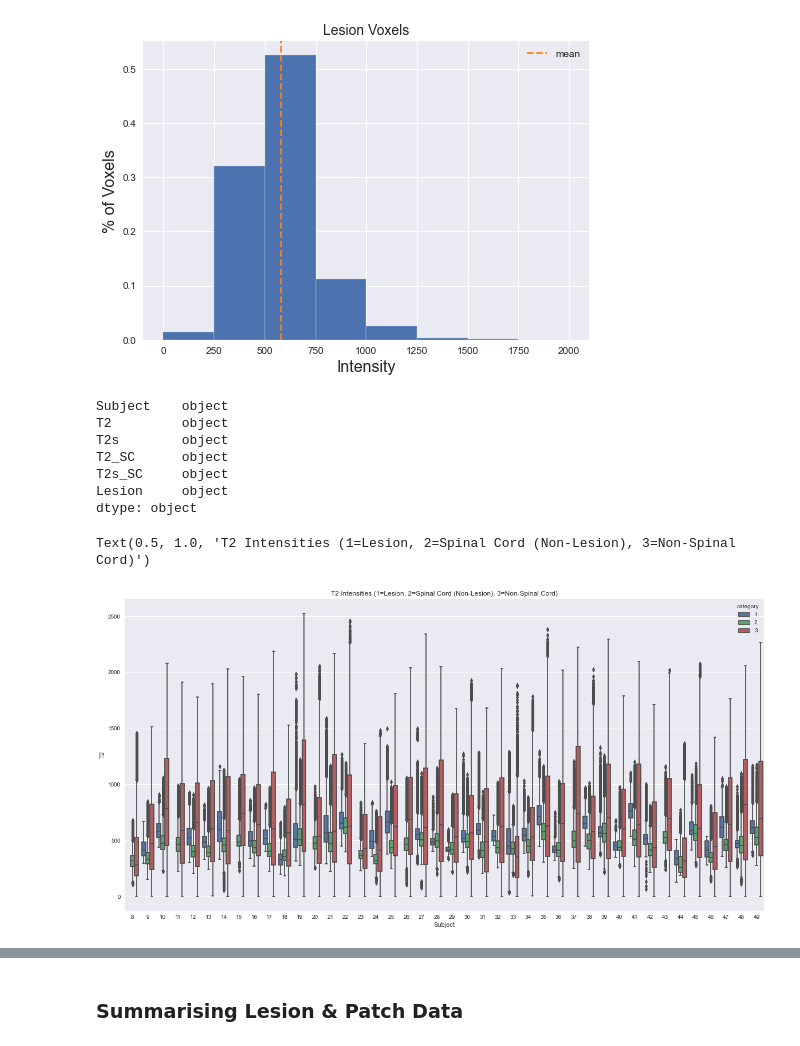
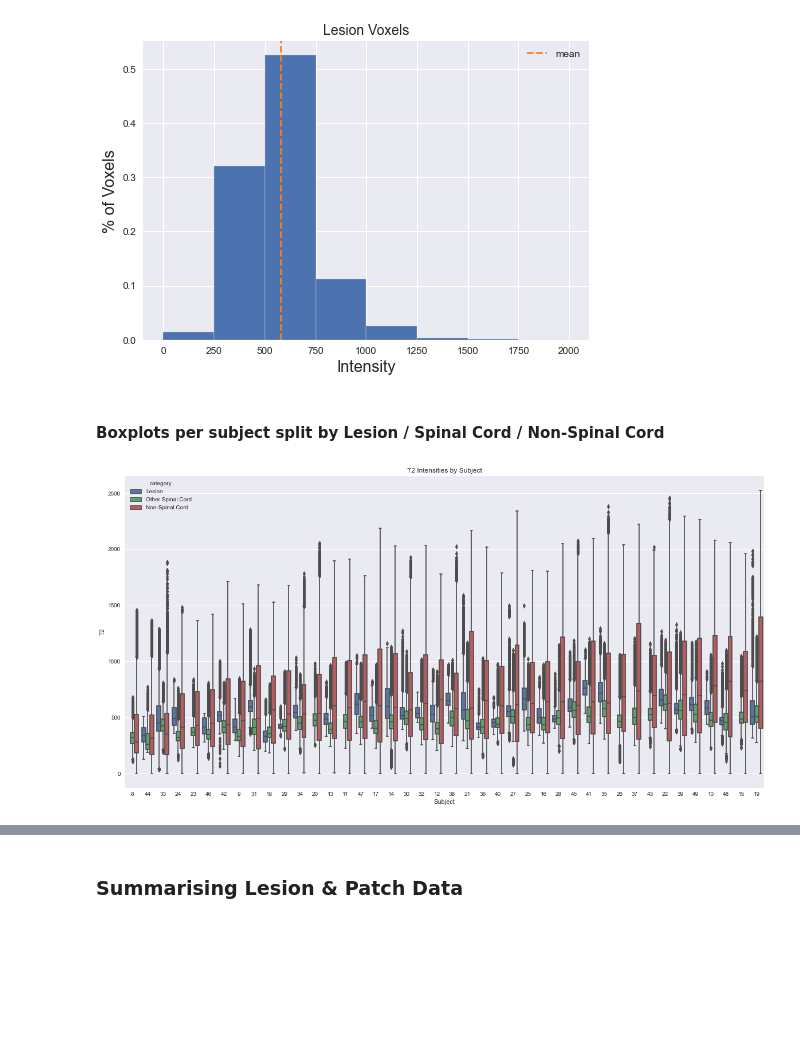
Before and after one commit to rickymwalsh/sc-segmentation, a Jupyter notebook: data-exploration.ipynb, the cells around one changed output, grey strips where cells are left out. Drawn from its saved outputs; the diff is of its cells as text; code cells hidden in the pictures; blank space fills up the shorter version.

```diff
--- a/data-exploration.ipynb
+++ b/data-exploration.ipynb
@@ -177,25 +168,23 @@ plot_hist(patches_t2[patches_lesion==1].ravel(), prop=True, bin_width=250, xmin=
 # Function to collapse the data arrays and concatenate all subject data.
 collapse = lambda data: np.concatenate([data[subj].ravel() for subj in centre8_subjects])
 
+# Flatten all subject data and combine into a long dataframe with a column indicating the subject number.
+# Note: uses a lot of memory.
 all_data_df = pd.DataFrame(
     np.concatenate((
+        # Get the list of subjects (repeated for each row of subject data). Reshape so it can be combined with the 2D array that follows.
         np.array([subj for subj in centre8_subjects for i in range(t2_data[subj].size)]).reshape(1,-1),
-        np.array([collapse(data) for data in [t2_data, t2s_data, t2_SC_data, t2s_SC_data, lesion_data]])
+        np.array([collapse(data) for data in [t2_data, t2s_data, lesion_data]]),  # Collapse each data dict into 1D array.
+        np.where(collapse(t2_SC_data)==-1, 0, 1).reshape(1,-1)  # Get a flag for the location of the Spinal Cord.
         )
     ).transpose(),
-    columns=['Subject', 'T2', 'T2s', 'T2_SC', 'T2s_SC', 'Lesion']
+    columns=['Subject', 'T2', 'T2s', 'Lesion', 'Spinal Cord']
 )
 
-all_data_df[['T2', 'T2s', 'T2_SC', 'T2s_SC', 'Lesion']] = all_data_df[['T2', 'T2s', 'T2_SC', 'T2s_SC', 'Lesion']].apply(pd.to_numeric)
+# Convert columns to numeric to free up memory.
+all_data_df[['T2', 'T2s', 'Lesion', 'Spinal Cord']] = all_data_df[['T2', 'T2s', 'Lesion', 'Spinal Cord']].apply(pd.to_numeric)
 
-all_data_df['category'] = np.where(all_data_df['Lesion']==1, 1, np.where(all_data_df['T2_SC']!=-1, 2, 3))
+gc.collect() # Clean up memory.
+
+# Categorise the voxels as 1) Lesion Voxels, 2) Non-Lesion Spinal Cord Voxels, or 3) Non-Spinal Cord Voxels.
+all_data_df['category'] = np.where(all_data_df['Lesion']==1, 1, np.where(all_data_df['Spinal Cord']==1, 2, 3))
-# %%
-all_data_df.dtypes
-# %% [output]
-Subject    object
-T2         object
-T2s        object
-T2_SC      object
-T2s_SC     object
-Lesion     object
-dtype: object
@@ -202,11 +198,15 @@ dtype: object
+# %% [markdown]
+#### Boxplots per subject split by Lesion / Spinal Cord / Non-Spinal Cord
 # %%
 plt.figure(figsize=(20,10))
-sns.boxplot(x='Subject', y='T2', hue='category',
-                data=all_data_df[all_data_df['T2']>0]
-#             labels=['Lesion', 'Spinal Cord (Non-lesion)', 'Non-Spinal Cord']
-#                order=
-               )
-plt.title('T2 Intensities (1=Lesion, 2=Spinal Cord (Non-Lesion), 3=Non-Spinal Cord)')
+g = sns.boxplot(x='Subject', y='T2', hue='category',
+            data=all_data_df[all_data_df['T2']>0],
+            order=all_data_df[all_data_df['T2']>0].groupby('Subject').median().sort_values('T2').index
+            )
+plt.title('T2 Intensities by Subject')
+
+for t, l in zip(g.legend_.texts, ['Lesion', 'Other Spinal Cord', 'Non-Spinal Cord']):
+    t.set_text(l)
+plt.show()
 # %% [output]
-Text(0.5, 1.0, 'T2 Intensities (1=Lesion, 2=Spinal Cord (Non-Lesion), 3=Non-Spinal Cord)')
-[figure, old version]
+[figure, new version]
```
Also changed, not shown: parts of 16 cells of this notebook.
